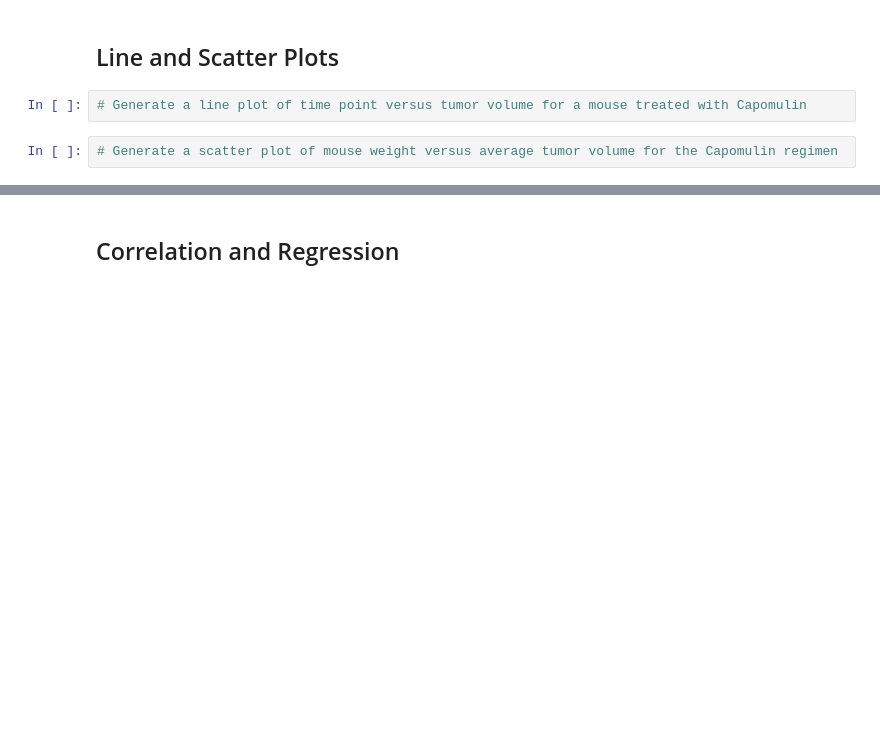
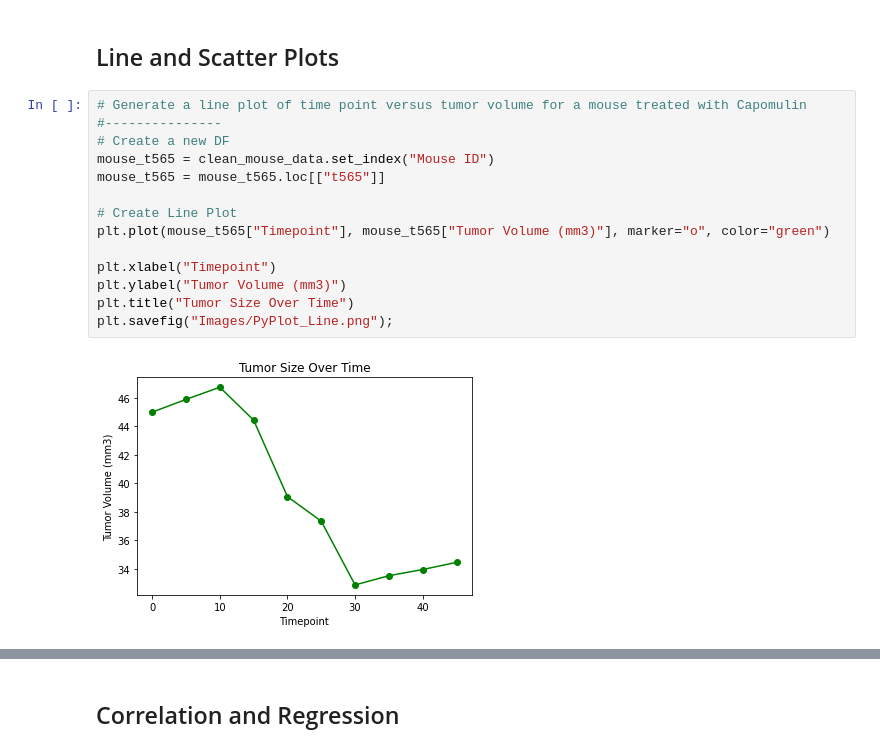
Before and after one commit to granttowers/matplotlib-challenge, a Jupyter notebook: pymaceuticals_starter.ipynb, the cells around one changed output, grey strips where cells are left out. Cells and saved outputs as stored; diff of their text form; blank space fills up the shorter version.

```diff
--- a/pymaceuticals_starter.ipynb
+++ b/pymaceuticals_starter.ipynb
@@ -277,6 +353,18 @@ plt.savefig("Images/PyPlot_Pie.png");
 # %% [markdown]
 ## Line and Scatter Plots
-# %%
-# Generate a line plot of time point versus tumor volume for a mouse treated with Capomulin
-# %%
-# Generate a scatter plot of mouse weight versus average tumor volume for the Capomulin regimen
+# %%
+# Generate a line plot of time point versus tumor volume for a mouse treated with Capomulin
+#---------------
+# Create a new DF
+mouse_t565 = clean_mouse_data.set_index("Mouse ID")
+mouse_t565 = mouse_t565.loc[["t565"]]
+
+# Create Line Plot
+plt.plot(mouse_t565["Timepoint"], mouse_t565["Tumor Volume (mm3)"], marker="o", color="green")
+
+plt.xlabel("Timepoint")
+plt.ylabel("Tumor Volume (mm3)")
+plt.title("Tumor Size Over Time")
+plt.savefig("Images/PyPlot_Line.png");
+# %% [output]
+[figure, added]
```
Also changed, not shown: parts of 14 cells of this notebook, 10 other files.
